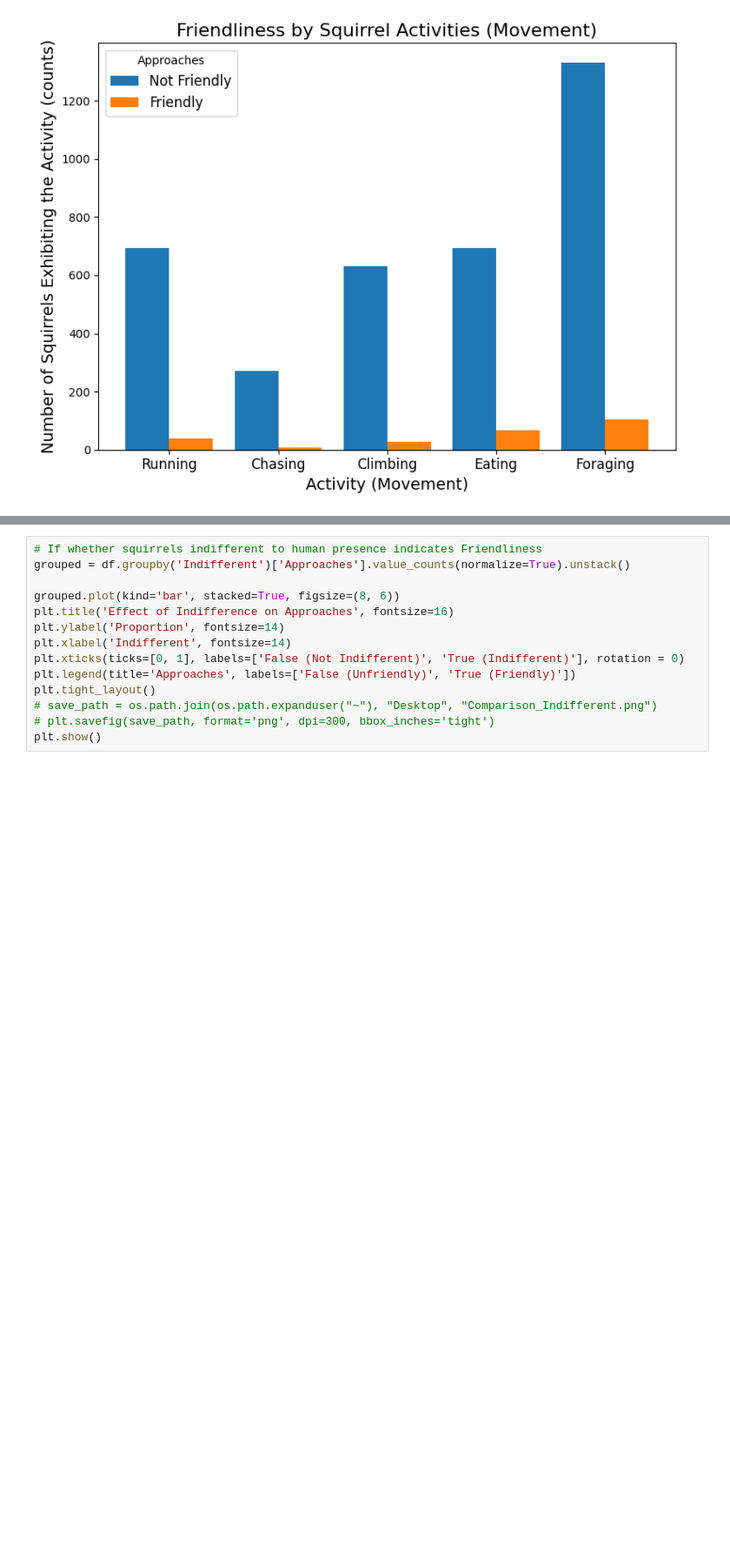
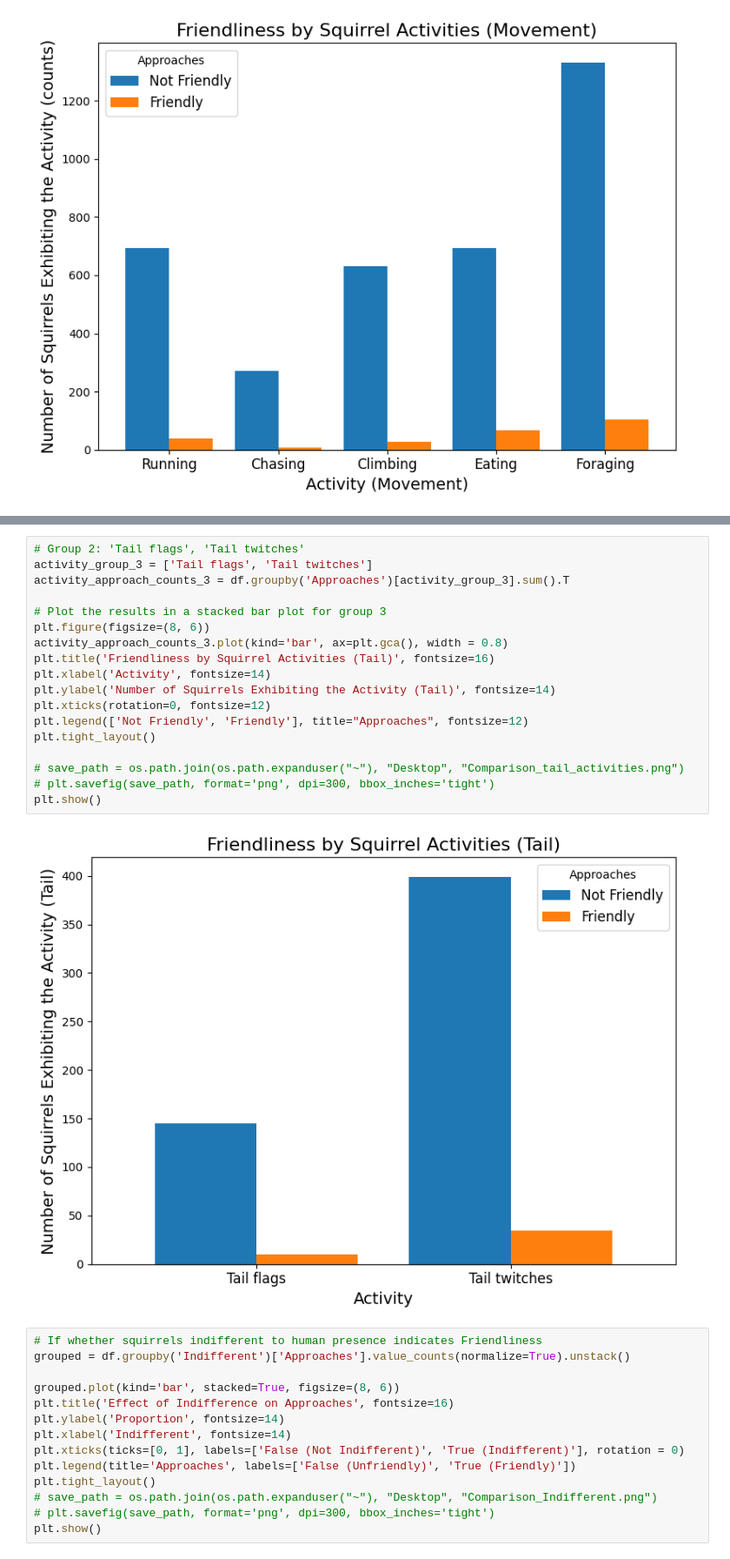
Before and after one commit to xiaoke-song/1030project_squirrels, a Jupyter notebook: src/friendly_squirrel.ipynb, the cells around one changed output, grey strips where cells are left out. Shown at 87% size. Saved outputs shown, nothing was run; the diff lists cells and outputs as text; blank space fills up the shorter version.

```diff
--- a/src/friendly_squirrel.ipynb
+++ b/src/friendly_squirrel.ipynb
@@ -504,3 +504,23 @@ plt.show()
+# %%
+# Group 2: 'Tail flags', 'Tail twitches'
+activity_group_3 = ['Tail flags', 'Tail twitches']
+activity_approach_counts_3 = df.groupby('Approaches')[activity_group_3].sum().T
+
+# Plot the results in a stacked bar plot for group 3
+plt.figure(figsize=(8, 6))
+activity_approach_counts_3.plot(kind='bar', ax=plt.gca(), width = 0.8)
+plt.title('Friendliness by Squirrel Activities (Tail)', fontsize=16)
+plt.xlabel('Activity', fontsize=14)
+plt.ylabel('Number of Squirrels Exhibiting the Activity (Tail)', fontsize=14)
+plt.xticks(rotation=0, fontsize=12)
+plt.legend(['Not Friendly', 'Friendly'], title="Approaches", fontsize=12)
+plt.tight_layout()
+
+# save_path = os.path.join(os.path.expanduser("~"), "Desktop", "Comparison_tail_activities.png")
+# plt.savefig(save_path, format='png', dpi=300, bbox_inches='tight')
+plt.show()
+# %% [output]
+[figure, added]
 # %%
 # If whether squirrels indifferent to human presence indicates Friendliness
 grouped = df.groupby('Indifferent')['Approaches'].value_counts(normalize=True).unstack()
```
Also changed, not shown: parts of 1 cell of this notebook, 4 other files.
